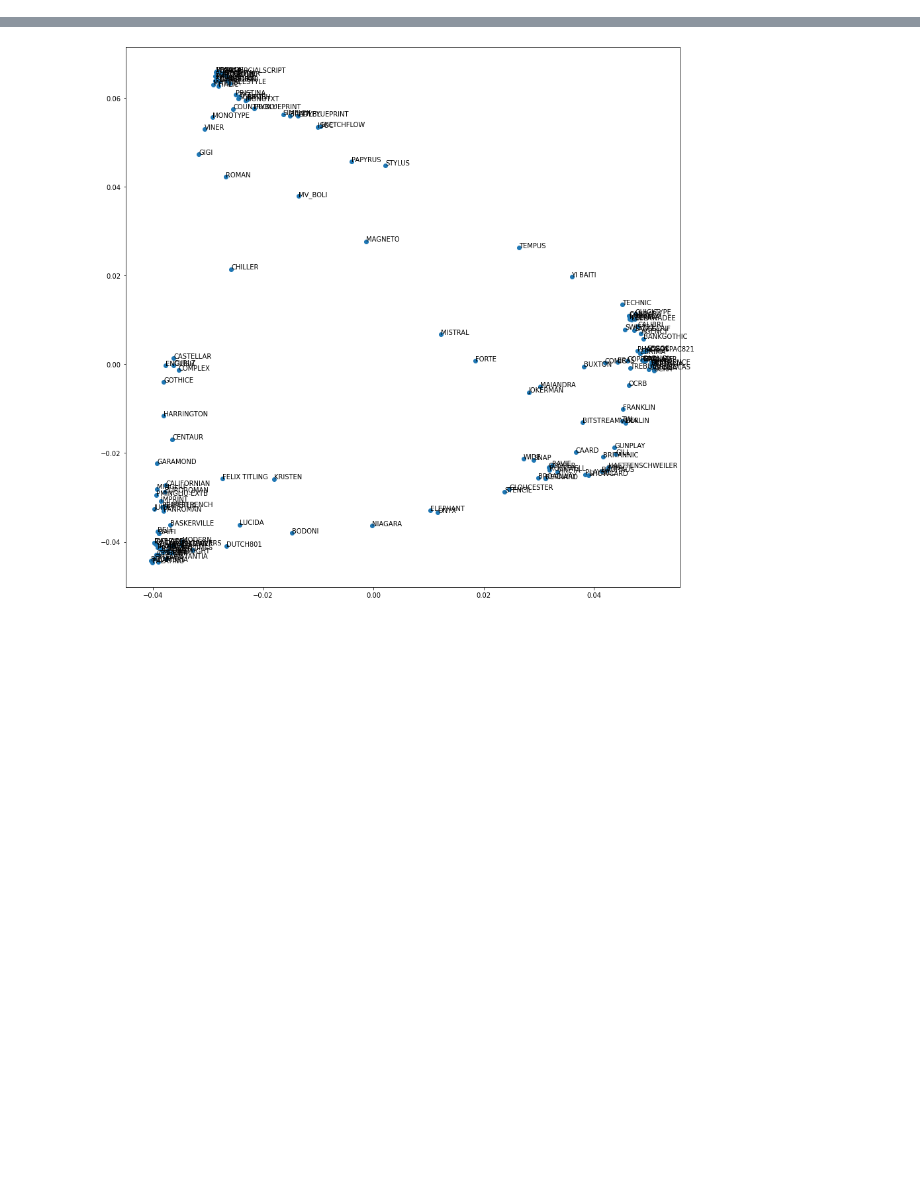
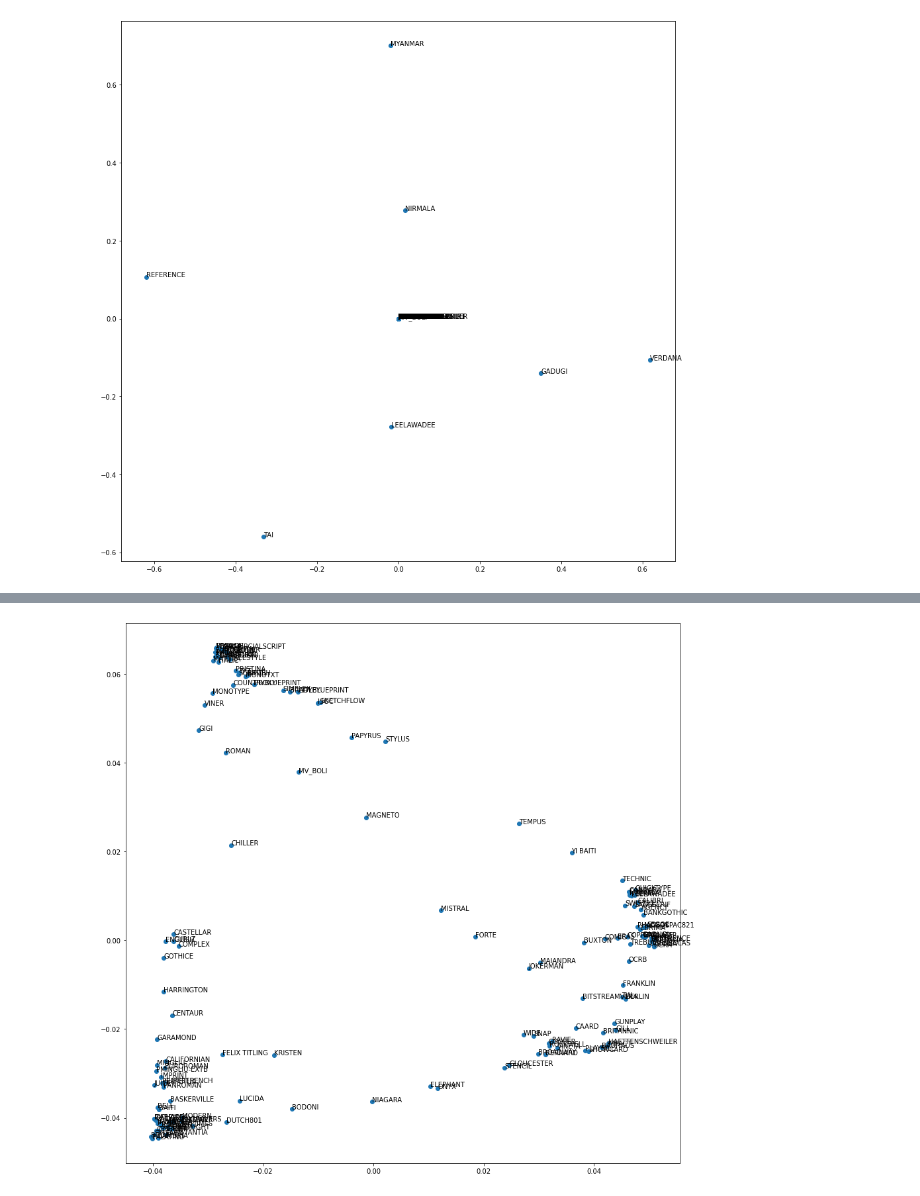
Before and after one commit to benduong2001/dsproject_font_decorator, a Jupyter notebook: font-type-image-classification.ipynb, the cells around one changed output, grey strips where cells are left out. Cells and saved outputs as stored; diff of their text form; code cells hidden in the pictures; blank space fills up the shorter version.

```diff
--- a/font-type-image-classification.ipynb
+++ b/font-type-image-classification.ipynb
@@ -139,0 +220,21 @@ plt.imshow(np.hstack(font_visualizations[given_font_index]))
+# %%
+eig_fonts_x_normalized = normalize(eig_fonts_x, axis=1) #
+eig_fonts_similarity_matrix = eig_fonts_x_normalized @ eig_fonts_x_normalized.T
+W = eig_fonts_similarity_matrix
+degree_matrix = np.eye(len(W)) * np.array([W.sum(axis=1)]).T
+Laplacian = degree_matrix - W
+degree_matrix_inv_sqrt = np.eye(len(W)) * (np.array([W.sum(axis=1)]).T)**(-0.5)
+Laplacian = ((degree_matrix_inv_sqrt @ Laplacian) @ degree_matrix_inv_sqrt) # normed laplacian
+eigvals, eigvecs = np.linalg.eigh(Laplacian)
+# %%
+x = eigvecs[:,-1]
+y = eigvecs[:,-2]
+n = passed_font_families
+
+fig, ax = plt.subplots(1,1,figsize=(15,15))
+ax.scatter(x, y)
+
+for i, txt in enumerate(n):
+    ax.annotate(txt, (x[i], y[i]))
+# %% [output]
+[figure, added]
```
Also changed, not shown: parts of 31 cells of this notebook.
